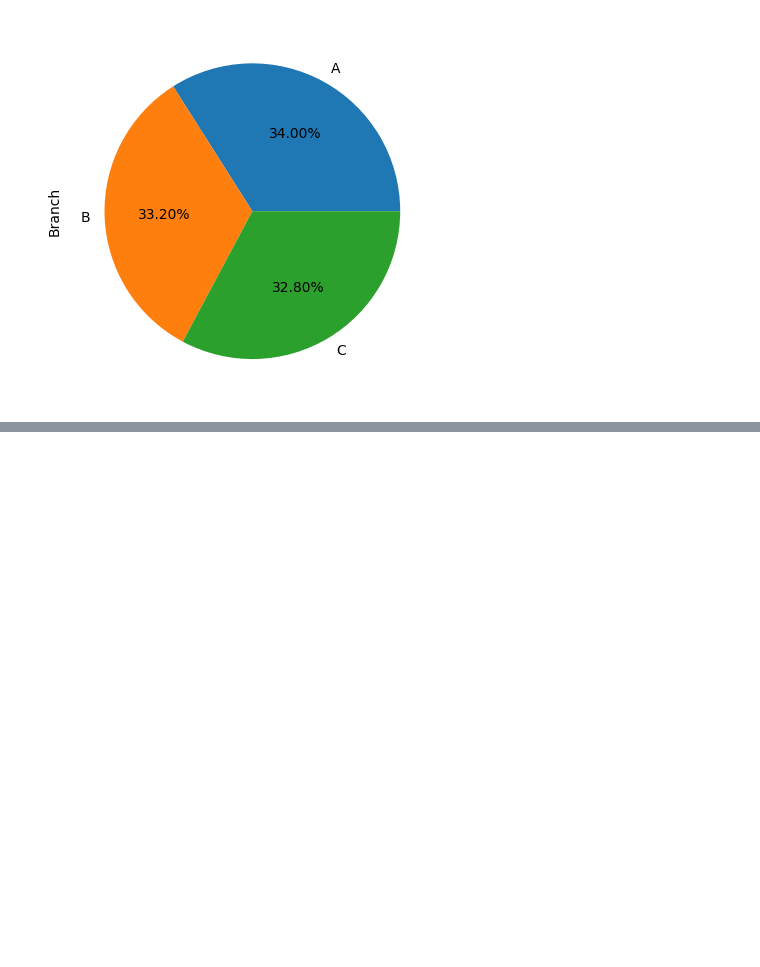
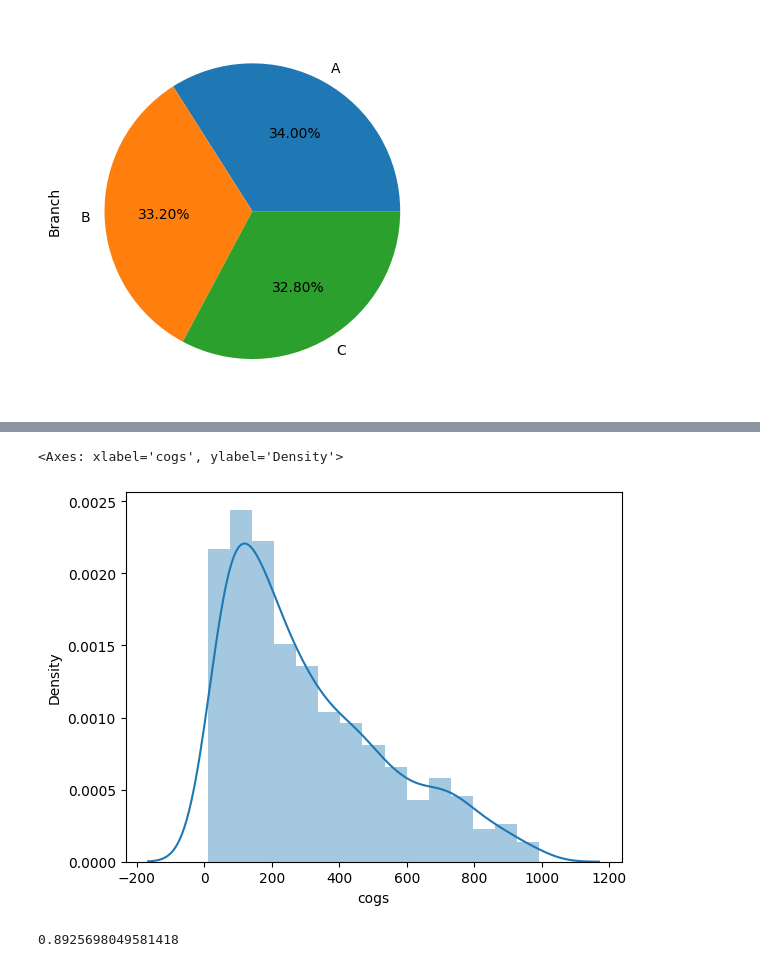
Before and after one commit to Ut-Niv/Pandas-Dataframe, a Jupyter notebook: EDA.ipynb, the cells around one changed output, grey strips where cells are left out. Saved outputs shown, nothing was run; the diff lists cells and outputs as text; code cells hidden in the pictures; blank space fills up the shorter version.

```diff
--- a/EDA.ipynb
+++ b/EDA.ipynb
@@ -169,0 +186,10 @@ data['Branch'].value_counts().plot(kind = 'pie', autopct = '%1.2f%%')
+# %%
+# find the distribution of cost of goods sold (Numerical column)
+sns.distplot(data['cogs'])
+# %% [output]
+<Axes: xlabel='cogs', ylabel='Density'>
+[figure, added]
+# %%
+data['cogs'].skew()
+# %% [output]
+0.8925698049581418
```
Also changed, not shown: parts of 10 cells of this notebook.
